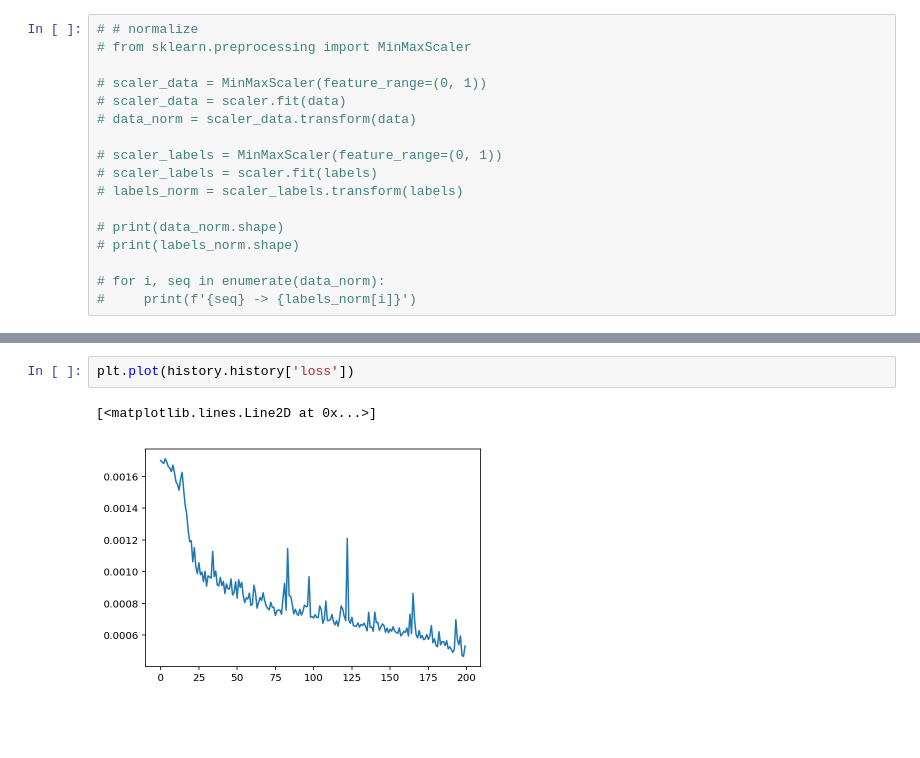
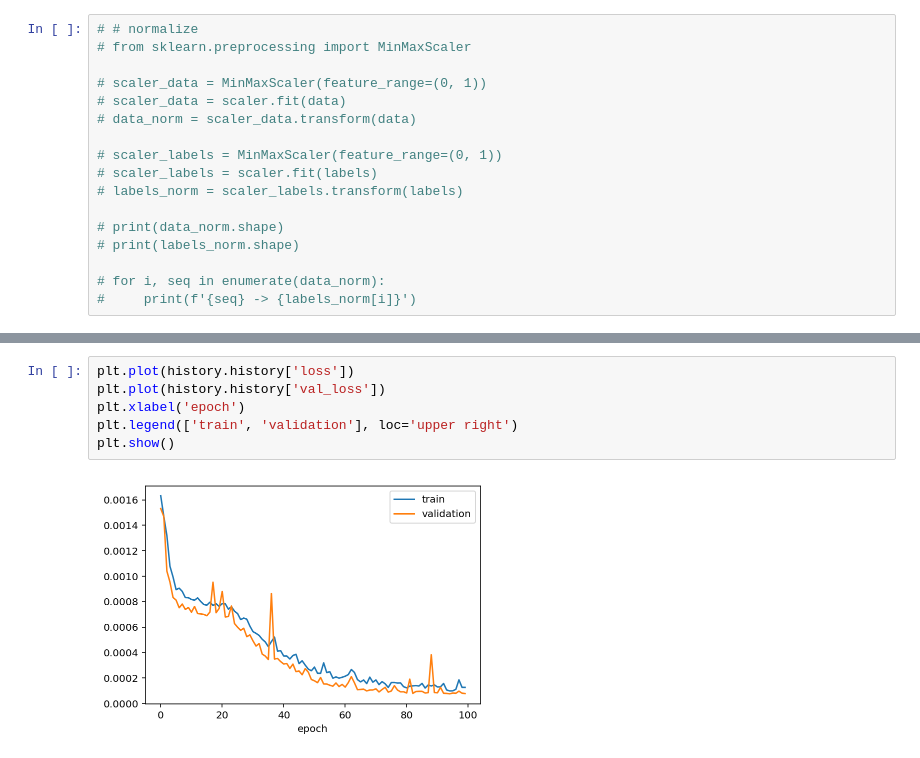
Before and after one commit to matthiasbuehl/ml-music-composition, a Jupyter notebook: composer.ipynb, the cells around one changed output, grey strips where cells are left out. Drawn from its saved outputs; the diff is of its cells as text; blank space fills up the shorter version.

```diff
--- a/composer.ipynb
+++ b/composer.ipynb
@@ -210,5 +203,8 @@ plt.scatter(range(len(y_test)), y_test, c='g')
-# %%
-plt.plot(history.history['loss'])
-# %% [output]
-[<matplotlib.lines.Line2D at 0x...>]
-[figure, removed]
+# %%
+plt.plot(history.history['loss'])
+plt.plot(history.history['val_loss'])
+plt.xlabel('epoch')
+plt.legend(['train', 'validation'], loc='upper right')
+plt.show()
+# %% [output]
+[figure, added]
```
Also changed, not shown: parts of 13 cells of this notebook.
